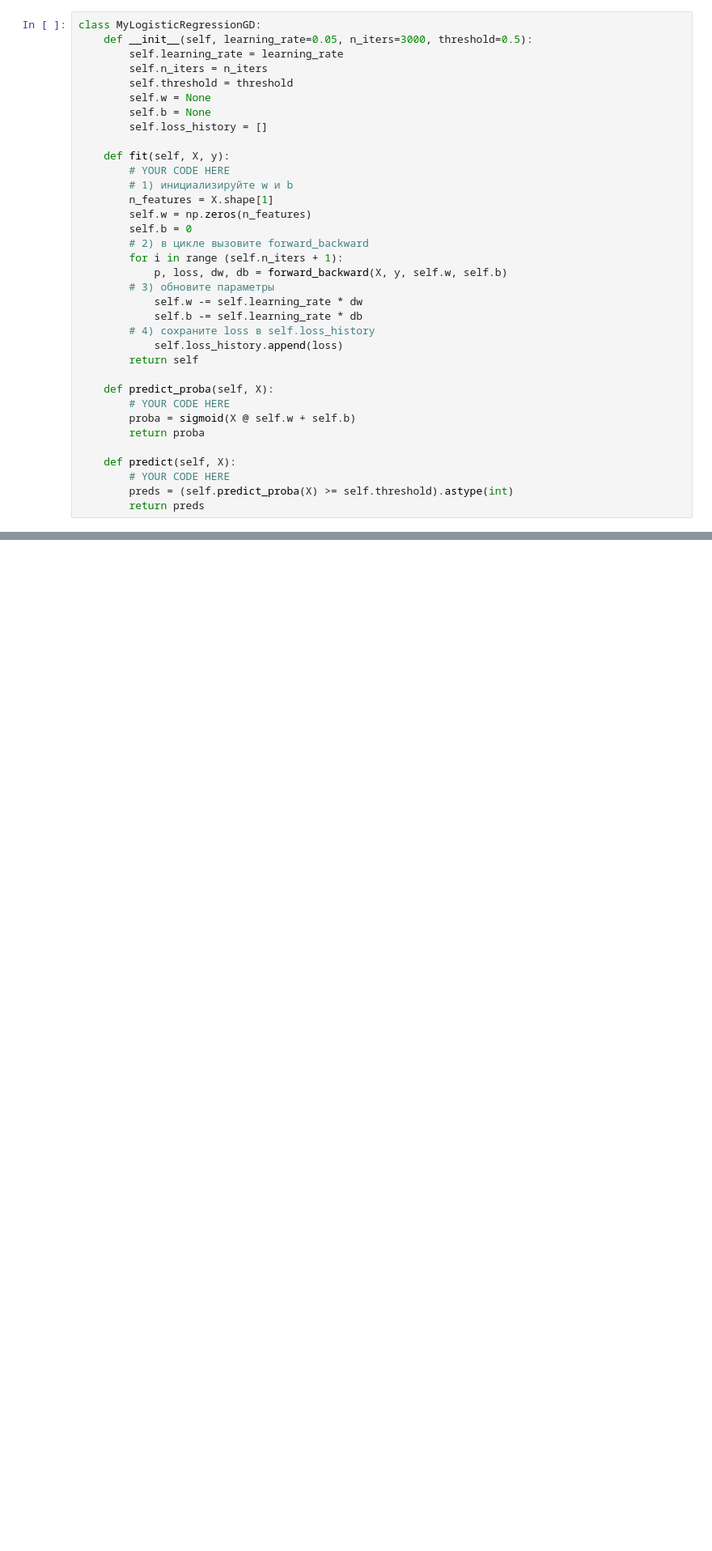
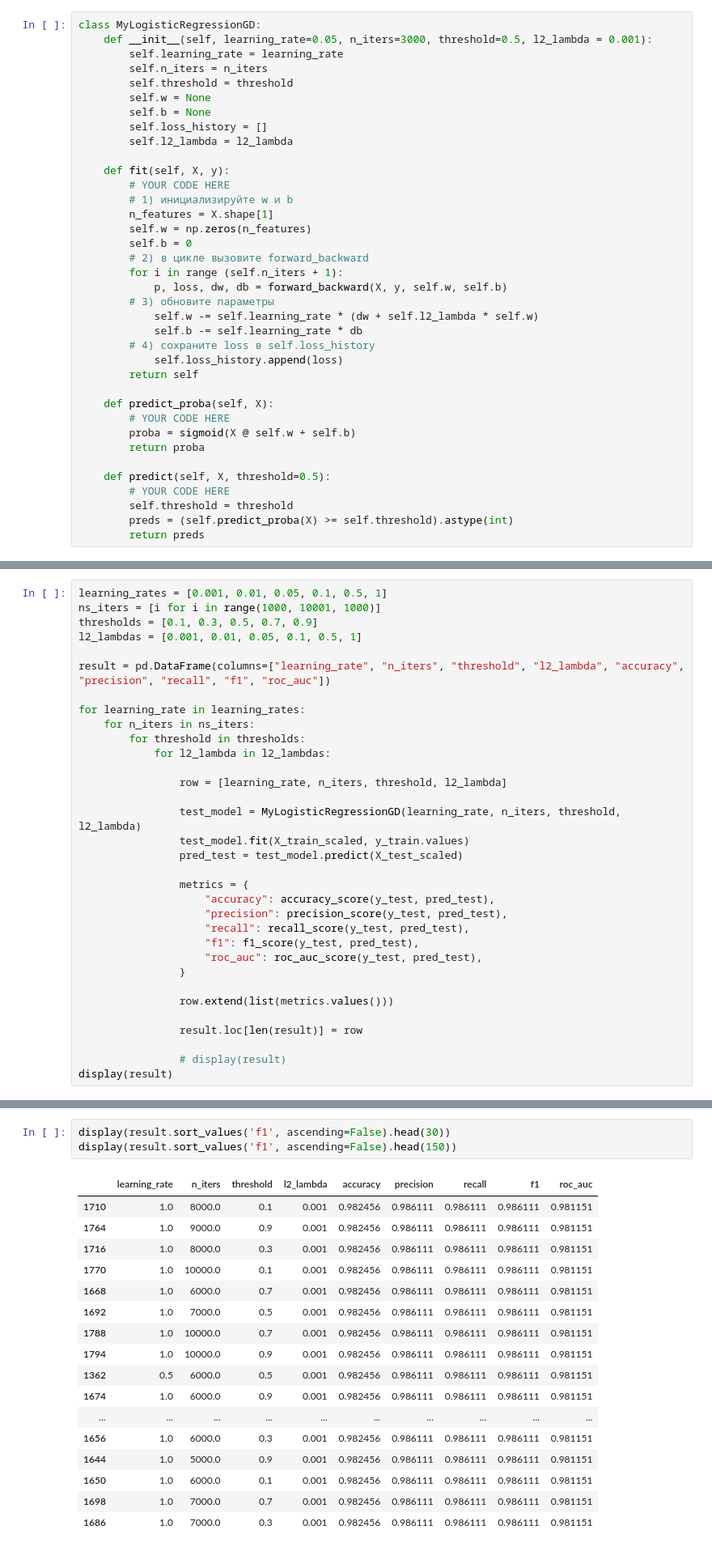
Before and after one commit to Xivalor/ml-course-homeworks, a Jupyter notebook: hw05_log_reg/logreg_practice_student.ipynb, the cells around one changed output, grey strips where cells are left out. Shown at 81% size. Drawn from its saved outputs; the diff is of its cells as text; blank space fills up the shorter version.

```diff
--- a/hw05_log_reg/logreg_practice_student.ipynb
+++ b/hw05_log_reg/logreg_practice_student.ipynb
@@ -276,13 +276,14 @@ db: -0.12637362637362637
 - в `predict` использовать порог `threshold`.
 # %%
 class MyLogisticRegressionGD:
-    def __init__(self, learning_rate=0.05, n_iters=3000, threshold=0.5):
+    def __init__(self, learning_rate=0.05, n_iters=3000, threshold=0.5, l2_lambda = 0.001):
         self.learning_rate = learning_rate
         self.n_iters = n_iters
         self.threshold = threshold
         self.w = None
         self.b = None
         self.loss_history = []
+        self.l2_lambda = l2_lambda
 
     def fit(self, X, y):
         # YOUR CODE HERE
@@ -294,7 +295,7 @@ class MyLogisticRegressionGD:
         for i in range (self.n_iters + 1):
             p, loss, dw, db = forward_backward(X, y, self.w, self.b)
         # 3) обновите параметры
-            self.w -= self.learning_rate * dw
+            self.w -= self.learning_rate * (dw + self.l2_lambda * self.w)
             self.b -= self.learning_rate * db
         # 4) сохраните loss в self.loss_history
             self.loss_history.append(loss)
@@ -305,8 +306,9 @@ class MyLogisticRegressionGD:
         proba = sigmoid(X @ self.w + self.b)
         return proba
 
-    def predict(self, X):
+    def predict(self, X, threshold=0.5):
         # YOUR CODE HERE
+        self.threshold = threshold
         preds = (self.predict_proba(X) >= self.threshold).astype(int)
         return preds
 # %% [markdown]
@@ -532,0 +593,33 @@ pd.DataFrame(rows).round(4)
+# %%
+learning_rates = [0.001, 0.01, 0.05, 0.1, 0.5, 1]
+ns_iters = [i for i in range(1000, 10001, 1000)]
+thresholds = [0.1, 0.3, 0.5, 0.7, 0.9]
+l2_lambdas = [0.001, 0.01, 0.05, 0.1, 0.5, 1]
+
+result = pd.DataFrame(columns=["learning_rate", "n_iters", "threshold", "l2_lambda", "accuracy", "precision", "recall", "f1", "roc_auc"])
+
+for learning_rate in learning_rates:
+    for n_iters in ns_iters:
+        for threshold in thresholds:
+            for l2_lambda in l2_lambdas:
+
+                row = [learning_rate, n_iters, threshold, l2_lambda]
+
+                test_model = MyLogisticRegressionGD(learning_rate, n_iters, threshold, l2_lambda)
+                test_model.fit(X_train_scaled, y_train.values)
+                pred_test = test_model.predict(X_test_scaled)
+
+                metrics = {
+                    "accuracy": accuracy_score(y_test, pred_test),
+                    "precision": precision_score(y_test, pred_test),
+                    "recall": recall_score(y_test, pred_test),
+                    "f1": f1_score(y_test, pred_test),
+                    "roc_auc": roc_auc_score(y_test, pred_test),
+                }
+
+                row.extend(list(metrics.values()))
+
+                result.loc[len(result)] = row
+
+                # display(result)
+display(result)
@@ -532,0 +646,21 @@ pd.DataFrame(rows).round(4)
+# %%
+display(result.sort_values('f1', ascending=False).head(30))
+display(result.sort_values('f1', ascending=False).head(150))
+# %% [output]
+|  | learning_rate | n_iters | threshold | l2_lambda | accuracy | precision | recall | f1 | roc_auc |
+| 1710 | 1.0 | 8000.0 | 0.1 | 0.001 | 0.982456 | 0.986111 | 0.986111 | 0.986111 | 0.981151 |
+| 1764 | 1.0 | 9000.0 | 0.9 | 0.001 | 0.982456 | 0.986111 | 0.986111 | 0.986111 | 0.981151 |
+| 1716 | 1.0 | 8000.0 | 0.3 | 0.001 | 0.982456 | 0.986111 | 0.986111 | 0.986111 | 0.981151 |
+| 1770 | 1.0 | 10000.0 | 0.1 | 0.001 | 0.982456 | 0.986111 | 0.986111 | 0.986111 | 0.981151 |
+| 1668 | 1.0 | 6000.0 | 0.7 | 0.001 | 0.982456 | 0.986111 | 0.986111 | 0.986111 | 0.981151 |
+| 1692 | 1.0 | 7000.0 | 0.5 | 0.001 | 0.982456 | 0.986111 | 0.986111 | 0.986111 | 0.981151 |
+| 1788 | 1.0 | 10000.0 | 0.7 | 0.001 | 0.982456 | 0.986111 | 0.986111 | 0.986111 | 0.981151 |
+| 1794 | 1.0 | 10000.0 | 0.9 | 0.001 | 0.982456 | 0.986111 | 0.986111 | 0.986111 | 0.981151 |
+| 1362 | 0.5 | 6000.0 | 0.5 | 0.001 | 0.982456 | 0.986111 | 0.986111 | 0.986111 | 0.981151 |
+| 1674 | 1.0 | 6000.0 | 0.9 | 0.001 | 0.982456 | 0.986111 | 0.986111 | 0.986111 | 0.981151 |
+| ... | ... | ... | ... | ... | ... | ... | ... | ... | ... |
+| 1656 | 1.0 | 6000.0 | 0.3 | 0.001 | 0.982456 | 0.986111 | 0.986111 | 0.986111 | 0.981151 |
+| 1644 | 1.0 | 5000.0 | 0.9 | 0.001 | 0.982456 | 0.986111 | 0.986111 | 0.986111 | 0.981151 |
+| 1650 | 1.0 | 6000.0 | 0.1 | 0.001 | 0.982456 | 0.986111 | 0.986111 | 0.986111 | 0.981151 |
+| 1698 | 1.0 | 7000.0 | 0.7 | 0.001 | 0.982456 | 0.986111 | 0.986111 | 0.986111 | 0.981151 |
+| 1686 | 1.0 | 7000.0 | 0.3 | 0.001 | 0.982456 | 0.986111 | 0.986111 | 0.986111 | 0.981151 |
```
Also changed, not shown: parts of 11 cells of this notebook.
